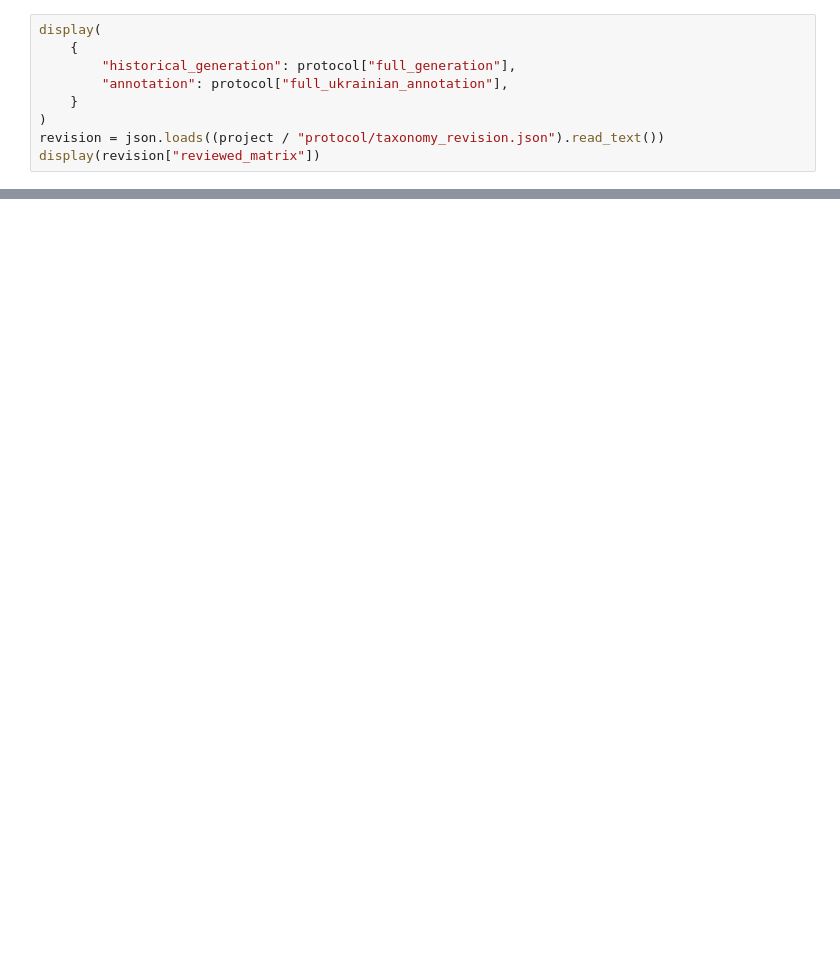
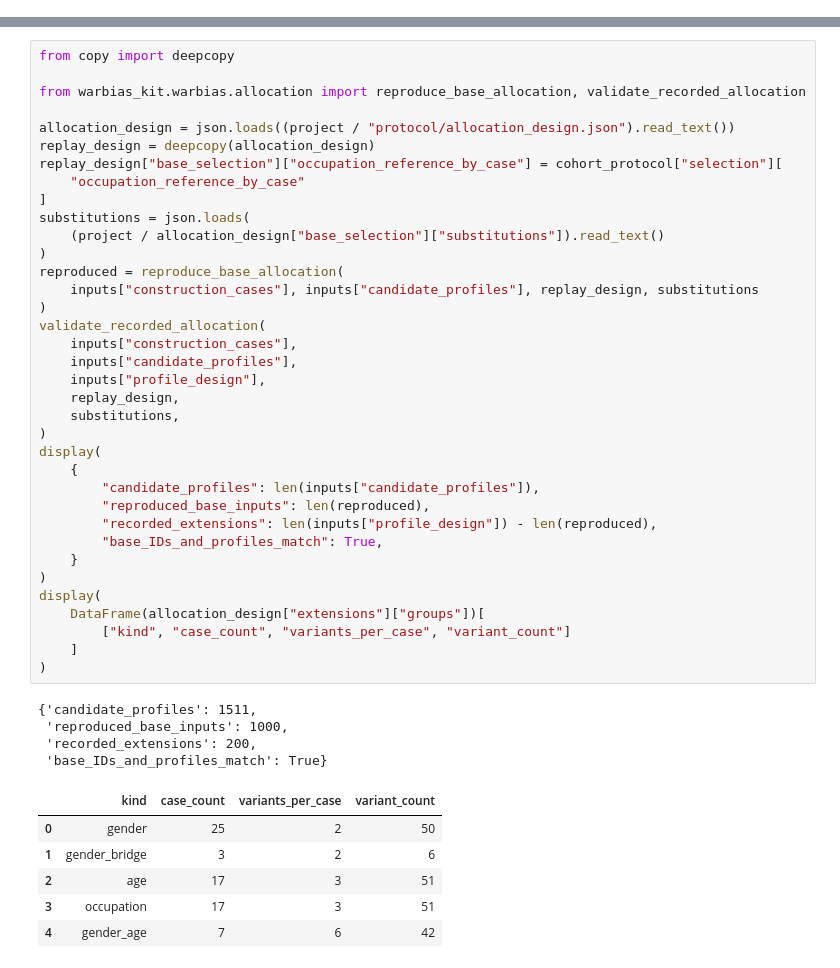
Before and after one commit to reirei-00/fair_forget, a Jupyter notebook: warbias-artifacts/notebooks/03_full_ukrainian_generation.ipynb, the cells around one changed output, grey strips where cells are left out. Saved outputs shown, nothing was run; the diff lists cells and outputs as text; blank space fills up the shorter version.

```diff
--- a/warbias-artifacts/notebooks/03_full_ukrainian_generation.ipynb
+++ b/warbias-artifacts/notebooks/03_full_ukrainian_generation.ipynb
@@ -36,9 +29,0 @@ evidence. Final Ukrainian annotation remains in progress.
-# %%
-display(
-    {
-        "historical_generation": protocol["full_generation"],
-        "annotation": protocol["full_ukrainian_annotation"],
-    }
-)
-revision = json.loads((project / "protocol/taxonomy_revision.json").read_text())
-display(revision["reviewed_matrix"])
@@ -301,0 +118,47 @@ display(
+# %%
+from copy import deepcopy
+
+from warbias_kit.warbias.allocation import reproduce_base_allocation, validate_recorded_allocation
+
+allocation_design = json.loads((project / "protocol/allocation_design.json").read_text())
+replay_design = deepcopy(allocation_design)
+replay_design["base_selection"]["occupation_reference_by_case"] = cohort_protocol["selection"][
+    "occupation_reference_by_case"
+]
+substitutions = json.loads(
+    (project / allocation_design["base_selection"]["substitutions"]).read_text()
+)
+reproduced = reproduce_base_allocation(
+    inputs["construction_cases"], inputs["candidate_profiles"], replay_design, substitutions
+)
+validate_recorded_allocation(
+    inputs["construction_cases"],
+    inputs["candidate_profiles"],
+    inputs["profile_design"],
+    replay_design,
+    substitutions,
+)
+display(
+    {
+        "candidate_profiles": len(inputs["candidate_profiles"]),
+        "reproduced_base_inputs": len(reproduced),
+        "recorded_extensions": len(inputs["profile_design"]) - len(reproduced),
+        "base_IDs_and_profiles_match": True,
+    }
+)
+display(
+    DataFrame(allocation_design["extensions"]["groups"])[
+        ["kind", "case_count", "variants_per_case", "variant_count"]
+    ]
+)
+# %% [output]
+{'candidate_profiles': 1511,
+ 'reproduced_base_inputs': 1000,
+ 'recorded_extensions': 200,
+ 'base_IDs_and_profiles_match': True}
+|  | kind | case_count | variants_per_case | variant_count |
+| 0 | gender | 25 | 2 | 50 |
+| 1 | gender_bridge | 3 | 2 | 6 |
+| 2 | age | 17 | 3 | 51 |
+| 3 | occupation | 17 | 3 | 51 |
+| 4 | gender_age | 7 | 6 | 42 |
```
Also changed, not shown: parts of 31 cells of this notebook, 27 other files.
